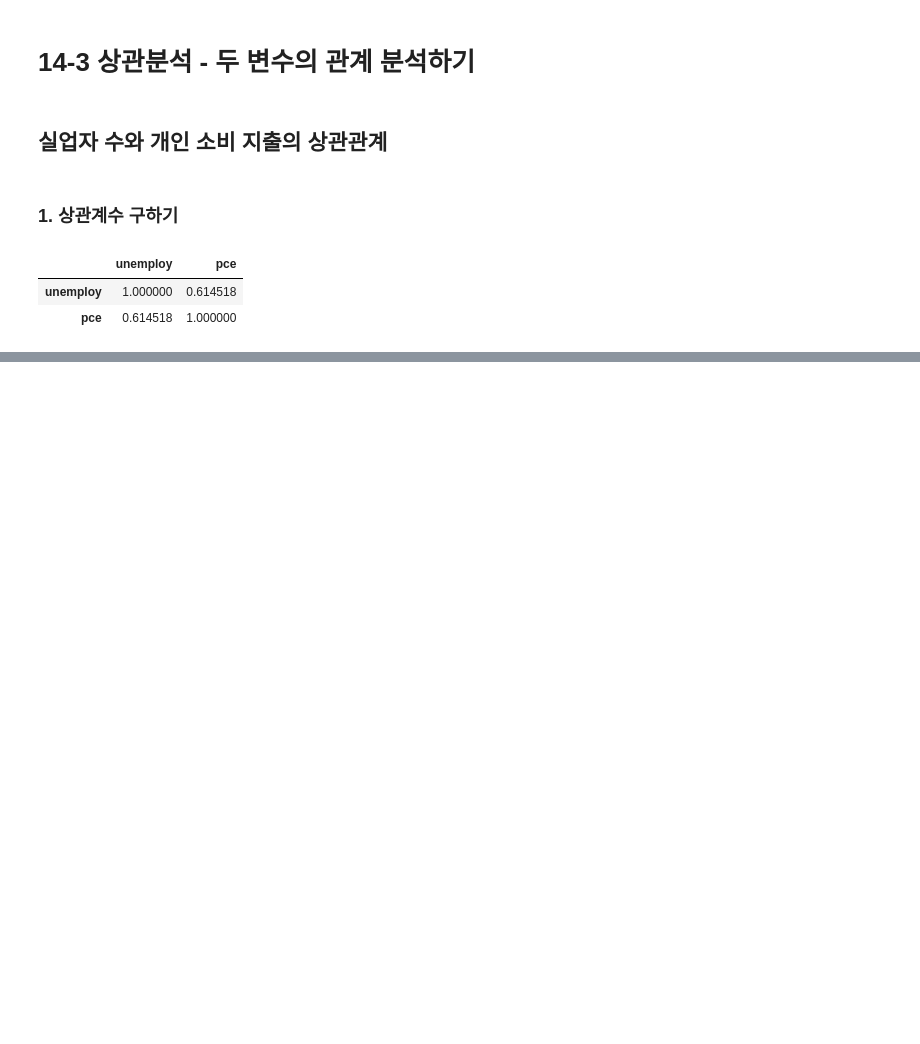
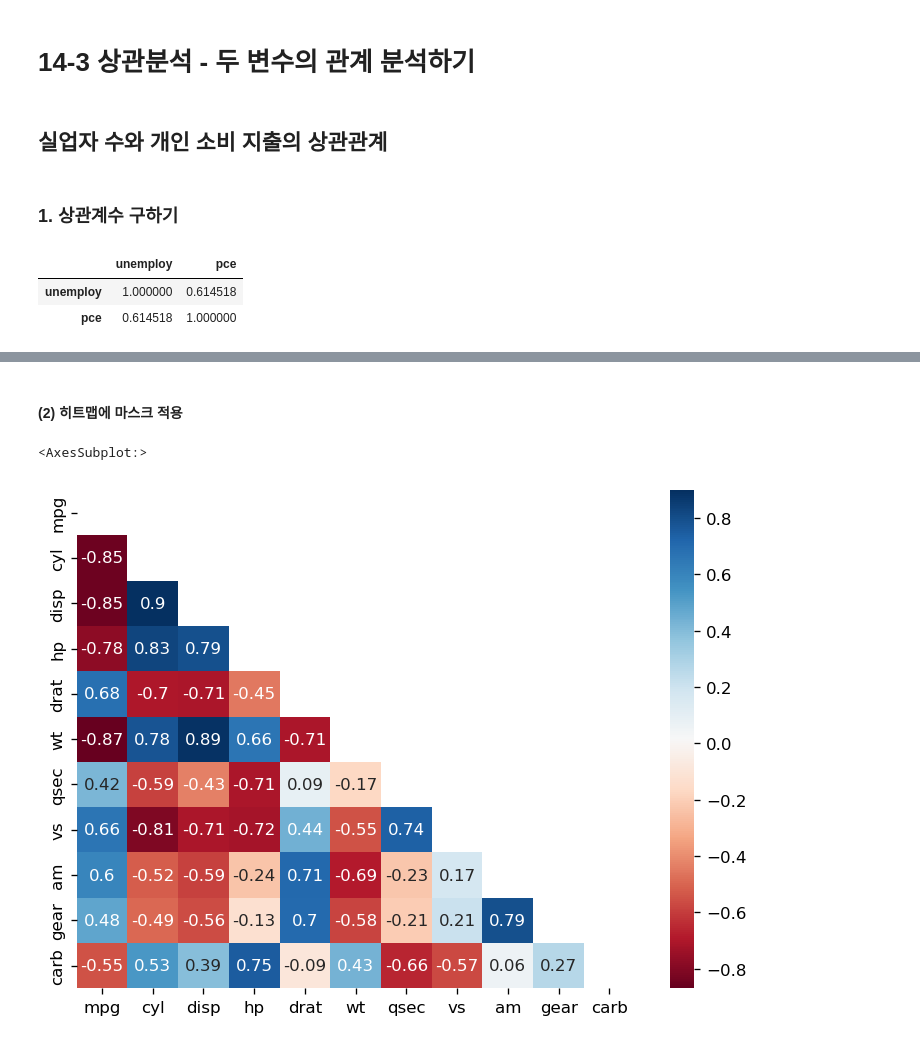
Before and after one commit to HeewonSeo0923/PythonDataAnalysis, a Jupyter notebook: lab14.ipynb, the cells around one changed output, grey strips where cells are left out. Cells and saved outputs as stored; diff of their text form; code cells hidden in the pictures; blank space fills up the shorter version.

```diff
--- a/lab14.ipynb
+++ b/lab14.ipynb
@@ -71,0 +128,5 @@ economics[['unemploy', 'pce']].corr()
+# %%
+# mask
+import numpy as np
+mask = np.zeros_like(car_cor)
+mask
@@ -71,0 +145,3 @@ economics[['unemploy', 'pce']].corr()
+# %%
+mask[np.triu_indices_from(mask)] = 1
+mask
@@ -71,0 +160,11 @@ economics[['unemploy', 'pce']].corr()
+# %% [markdown]
+#### (2) 히트맵에 마스크 적용
+# %%
+# make heatmap
+sns.heatmap(data = car_cor,
+            annot = True,
+            cmap = 'RdBu',
+            mask = mask)
+# %% [output]
+<AxesSubplot:>
+[figure, added]
```
Also changed, not shown: parts of 18 cells of this notebook, 3 other files.
